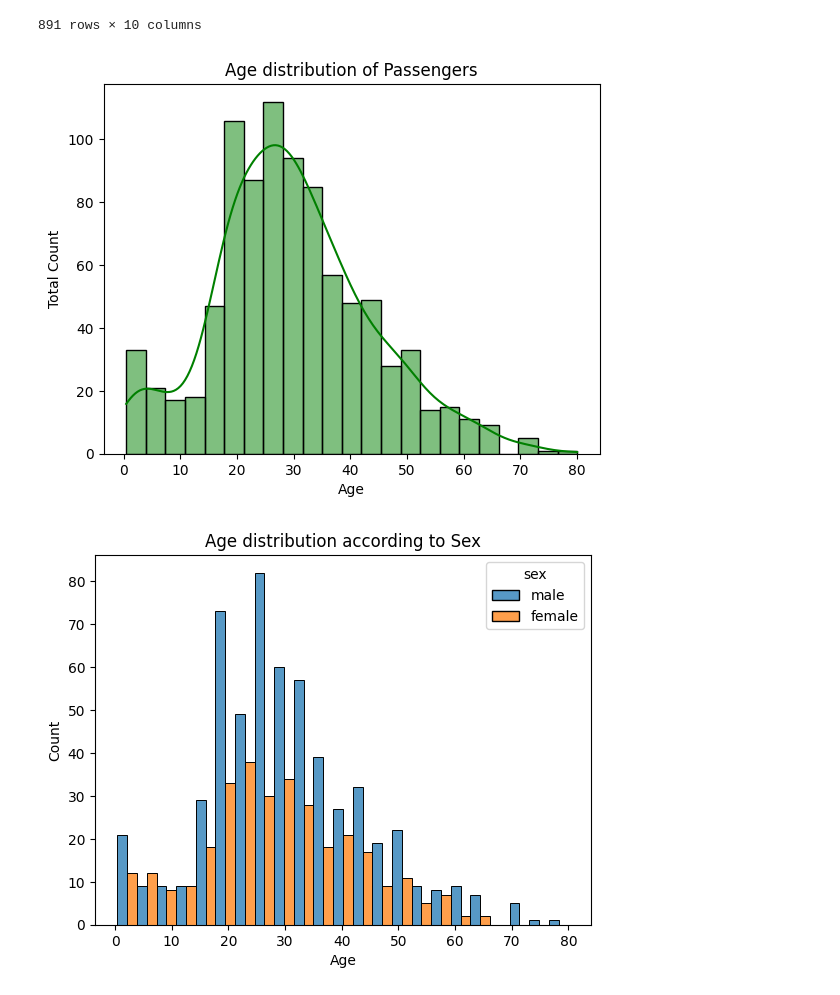
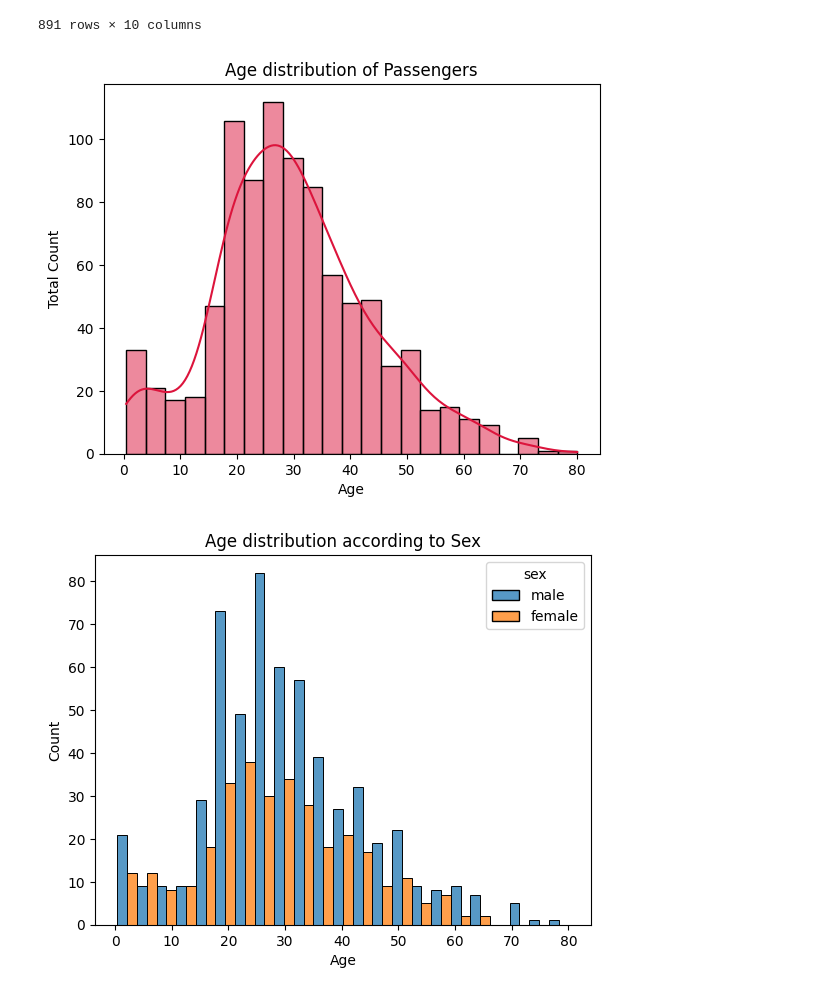
Before and after one commit to JoshAmpofo/python, a Jupyter notebook: ML/Trestle/AI_ML_lab_1.ipynb, the cells around one changed output. Drawn from its saved outputs; the diff is of its cells as text; code cells hidden in the pictures.

```diff
--- a/ML/Trestle/AI_ML_lab_1.ipynb
+++ b/ML/Trestle/AI_ML_lab_1.ipynb
@@ -166,13 +166,13 @@ df
 891 rows × 10 columns
 # %%
 # Overall age distribution
-ax = sns.histplot(data = df, x = 'age', kde=True, color='g')
+ax = sns.histplot(data = df, x = 'age', kde=True, color='crimson')
 plt.title('Age distribution of Passengers')
 plt.xlabel('Age')
 plt.ylabel('Total Count')
 plt.show()
 # %% [output]
-[figure, old version]
+[figure, new version]
 # %%
 # Gender-Age distribution of passengers
 sns.histplot(data = df, x = 'age', hue = 'sex', multiple='dodge')
```
Also changed, not shown: parts of 3 cells of this notebook.
